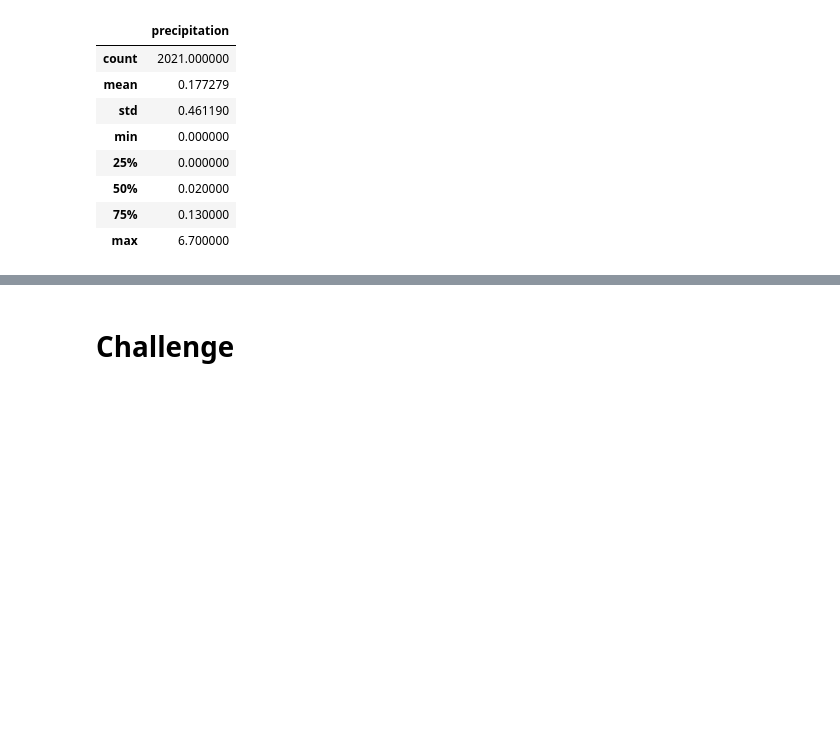
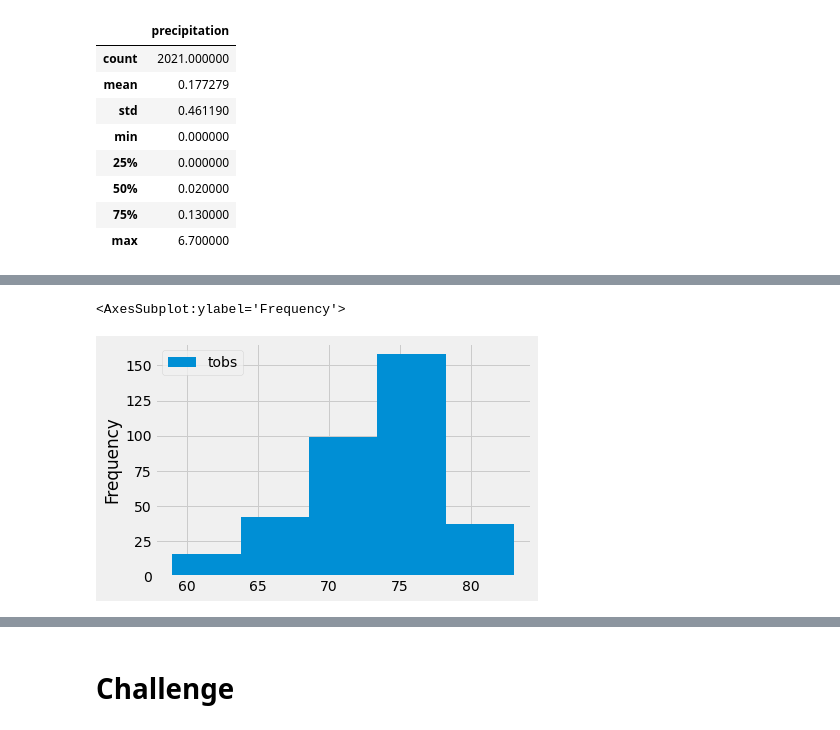
Before and after one commit to onsotiL/surfs_up, a Jupyter notebook: climate_analysis.ipynb, the cells around one changed output, grey strips where cells are left out. Drawn from its saved outputs; the diff is of its cells as text; code cells hidden in the pictures; blank space fills up the shorter version.

```diff
--- a/climate_analysis.ipynb
+++ b/climate_analysis.ipynb
@@ -170,0 +238,5 @@ df.describe()
+# %%
+df.plot.hist(bins=5)
+# %% [output]
+<AxesSubplot:ylabel='Frequency'>
+[figure, added]
```
Also changed, not shown: parts of 13 cells of this notebook, 6 other files.
